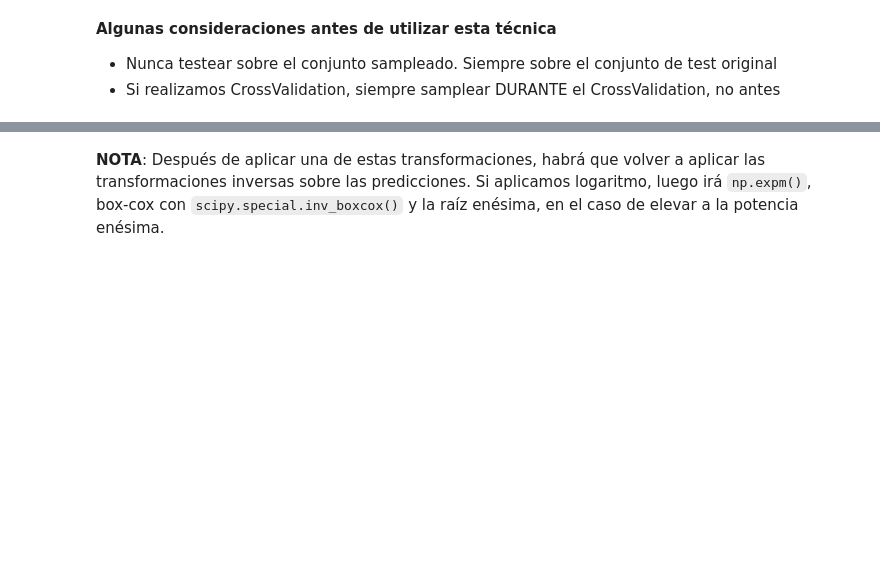
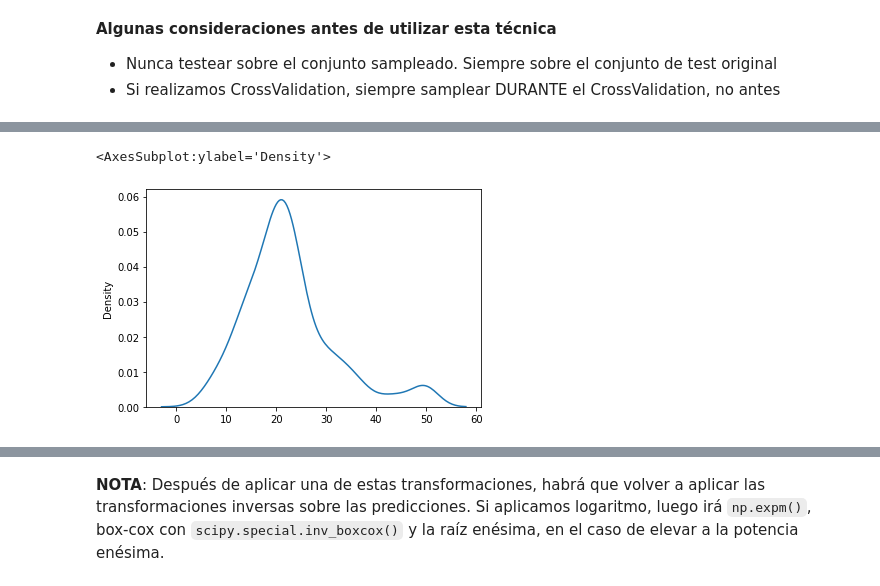
Before and after one commit to marcusRB/thebridge_ft_nov21, a Jupyter notebook: 4-Machine_Learning/1-Supervisado/10- ML Guide/ML Guide_Clase.ipynb, the cells around one changed output, grey strips where cells are left out. Drawn from its saved outputs; the diff is of its cells as text; code cells hidden in the pictures; blank space fills up the shorter version.

```diff
--- a/4-Machine_Learning/1-Supervisado/10- ML Guide/ML Guide_Clase.ipynb
+++ b/4-Machine_Learning/1-Supervisado/10- ML Guide/ML Guide_Clase.ipynb
@@ -321,0 +356,7 @@ Esta gráfica compara la variable en sí con respecto a una función de distribu
+# %%
+from sklearn.datasets import load_boston
+boston_target = load_boston()["target"]
+sns.kdeplot(boston_target)
+# %% [output]
+<AxesSubplot:ylabel='Density'>
+[figure, added]
```
Also changed, not shown: parts of 50 cells of this notebook.
